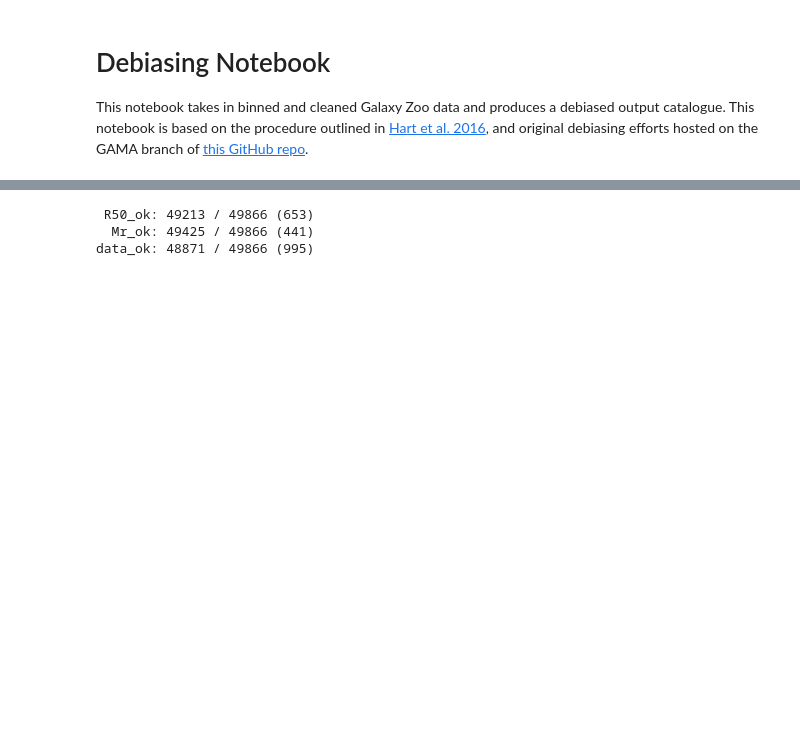
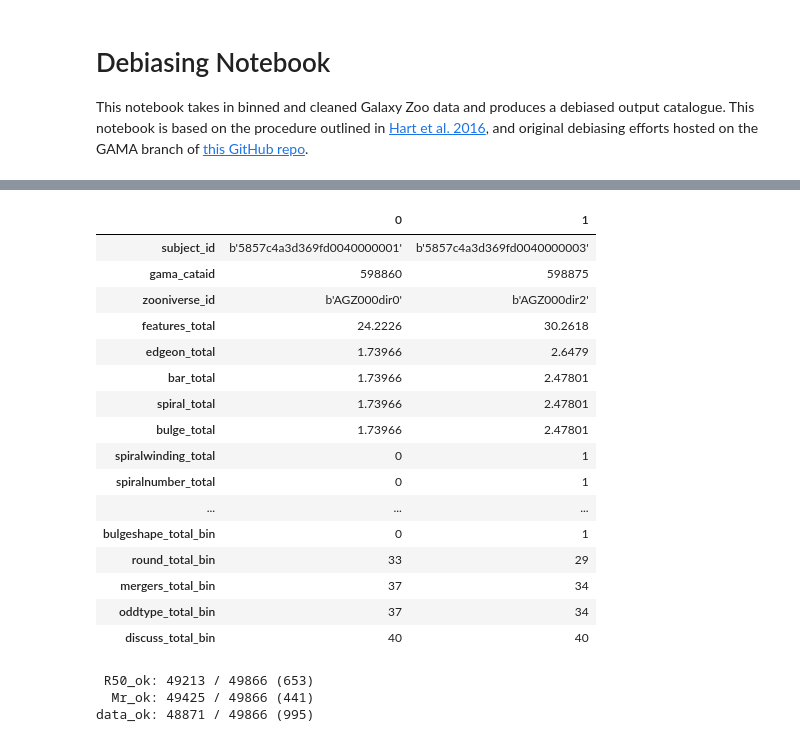
Before and after one commit to leeskelvin/gamakidsgz, a Jupyter notebook: outputs/debiasing/debiasing.ipynb, the cells around one changed output, grey strips where cells are left out. Saved outputs shown, nothing was run; the diff lists cells and outputs as text; code cells hidden in the pictures; blank space fills up the shorter version.

```diff
--- a/outputs/debiasing/debiasing.ipynb
+++ b/outputs/debiasing/debiasing.ipynb
@@ -68,2 +111,26 @@ Mrhi = -15
+# %%
+# visualise input data header
+oldnrows = pd.options.display.max_rows
+pd.options.display.max_rows = 100
+display(gama_cln.to_pandas().head(2).T)
+pd.options.display.max_rows = oldnrows
+# %% [output]
+|  | 0 | 1 |
+| subject_id | b'5857c4a3d369fd0040000001' | b'5857c4a3d369fd0040000003' |
+| gama_cataid | 598860 | 598875 |
+| zooniverse_id | b'AGZ000dir0' | b'AGZ000dir2' |
+| features_total | 24.2226 | 30.2618 |
+| edgeon_total | 1.73966 | 2.6479 |
+| bar_total | 1.73966 | 2.47801 |
+| spiral_total | 1.73966 | 2.47801 |
+| bulge_total | 1.73966 | 2.47801 |
+| spiralwinding_total | 0 | 1 |
+| spiralnumber_total | 0 | 1 |
+| ... | ... | ... |
+| bulgeshape_total_bin | 0 | 1 |
+| round_total_bin | 33 | 29 |
+| mergers_total_bin | 37 | 34 |
+| oddtype_total_bin | 37 | 34 |
+| discuss_total_bin | 40 | 40 |
 # %%
 # generate primary data table
```
Also changed, not shown: parts of 56 cells of this notebook, 2 other files.
